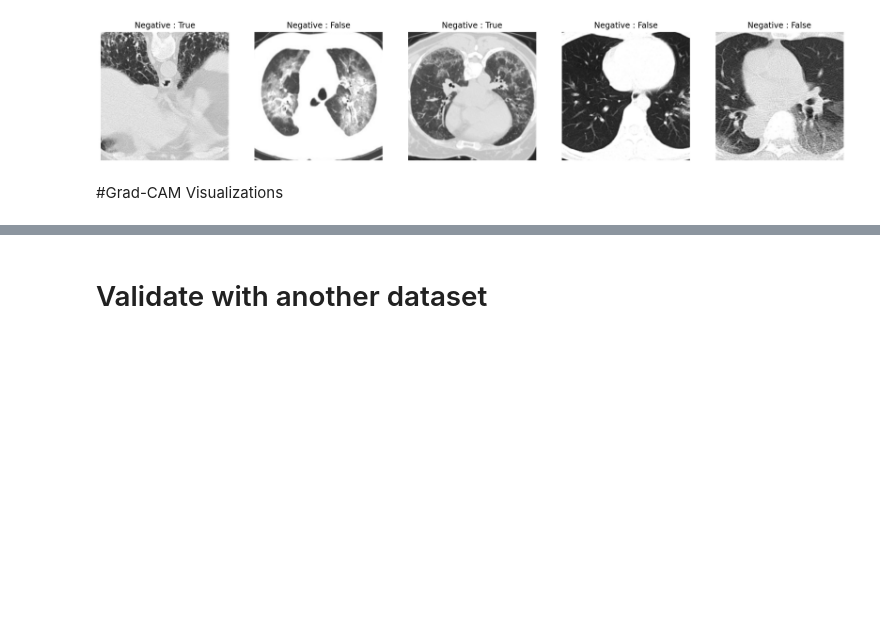
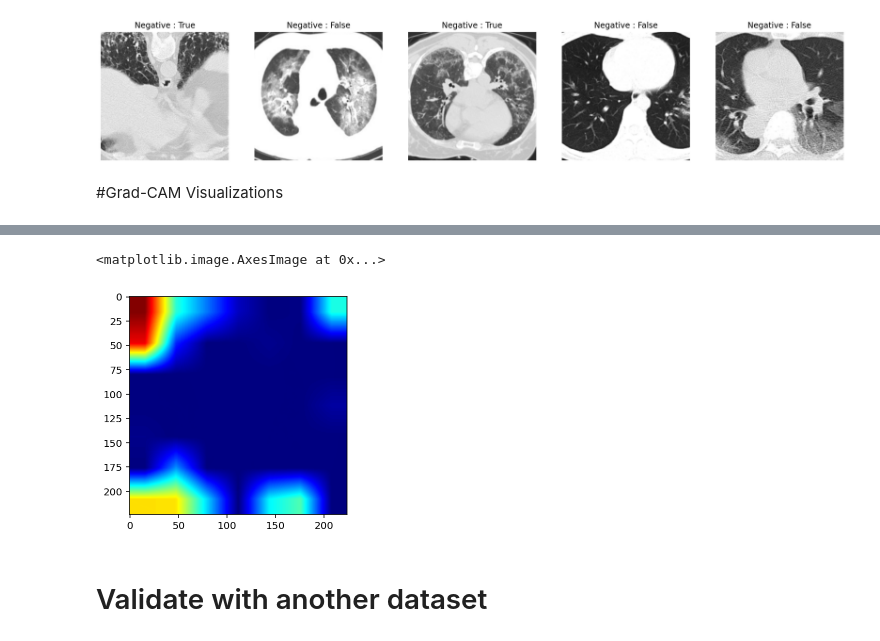
Before and after one commit to plthon/ai-notebooks, a Jupyter notebook: COVID-19 Diagnosis/ResNet-50_COVIDvsNon-COVID_withValidation.ipynb, the cells around one changed output, grey strips where cells are left out. Drawn from its saved outputs; the diff is of its cells as text; code cells hidden in the pictures; blank space fills up the shorter version.

```diff
--- a/COVID-19 Diagnosis/ResNet-50_COVIDvsNon-COVID_withValidation.ipynb
+++ b/COVID-19 Diagnosis/ResNet-50_COVIDvsNon-COVID_withValidation.ipynb
@@ -476,12 +465,0 @@ classifier_fn = nn.Sequential(*(list(model.features.children())[-1:] + [Flatten(
-# %%
-def GradCAM(img, c, features_fn, classifier_fn):
-    feats = features_fn(img.cuda())
-    _, N, H, W = feats.size()
-    out = classifier_fn(feats)
-    c_score = out[0, c]
-    grads = torch.autograd.grad(c_score, feats)
-    w = grads[0][0].mean(-1).mean(-1)
-    sal = torch.matmul(w, feats.view(N, H*W))
-    sal = sal.view(H, W).cpu().detach().numpy()
-    sal = np.maximum(sal, 0)
-    return sal
@@ -537,3 +500,40 @@ for i, (p, c) in enumerate(zip(pp[0], cc[0])):
+# %%
+target_layers = [model.layer4[-1]]
+# %%
+import cv2
+
+img_path = '/content/gdrive/MyDrive/Dataset/COVID-CT-Dataset/COVID/2020.03.04.20026005-p12-1946%1.png'
+input_tensor = read_tensor(img_path)
+
+# Construct the CAM object once, and then re-use it on many images:
+cam = GradCAM(model=model, target_layers=target_layers, use_cuda=True)
+
+# You can also use it within a with statement, to make sure it is freed,
+# In case you need to re-create it inside an outer loop:
+# with GradCAM(model=model, target_layers=target_layers, use_cuda=args.use_cuda) as cam:
+#   ...
+
+# If target_category is None, the highest scoring category
+# will be used for every image in the batch.
+# target_category can also be an integer, or a list of different integers
+# for every image in the batch.
+target_category = 1
+
+# You can also pass aug_smooth=True and eigen_smooth=True, to apply smoothing.
+grayscale_cam = cam(input_tensor=input_tensor, target_category=target_category)
+
+# In this example grayscale_cam has only one image in the batch:
+grayscale_cam = grayscale_cam[0, :]
+
+rgb_img = input_tensor[0].numpy().transpose(1, 2, 0)
+# rgb_img = cv2.imread(img_path, 1)[:, :, ::-1]
+rgb_img = np.float32(rgb_img) / 255
+
+visualization = show_cam_on_image(rgb_img, grayscale_cam, use_rgb=True)
+plt.imshow(visualization)
+# %% [output]
+<matplotlib.image.AxesImage at 0x...>
+[figure, added]
 # %% [markdown]
 # Validate with another dataset
 # %%
```
Also changed, not shown: parts of 6 cells of this notebook.
